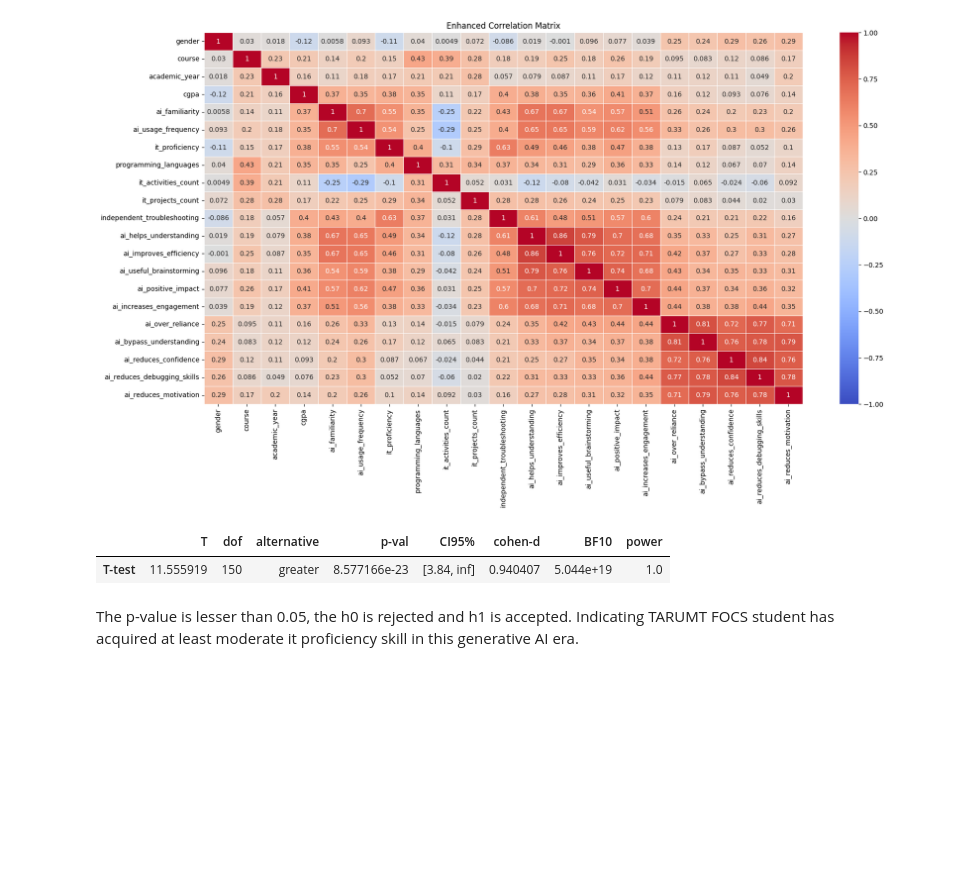
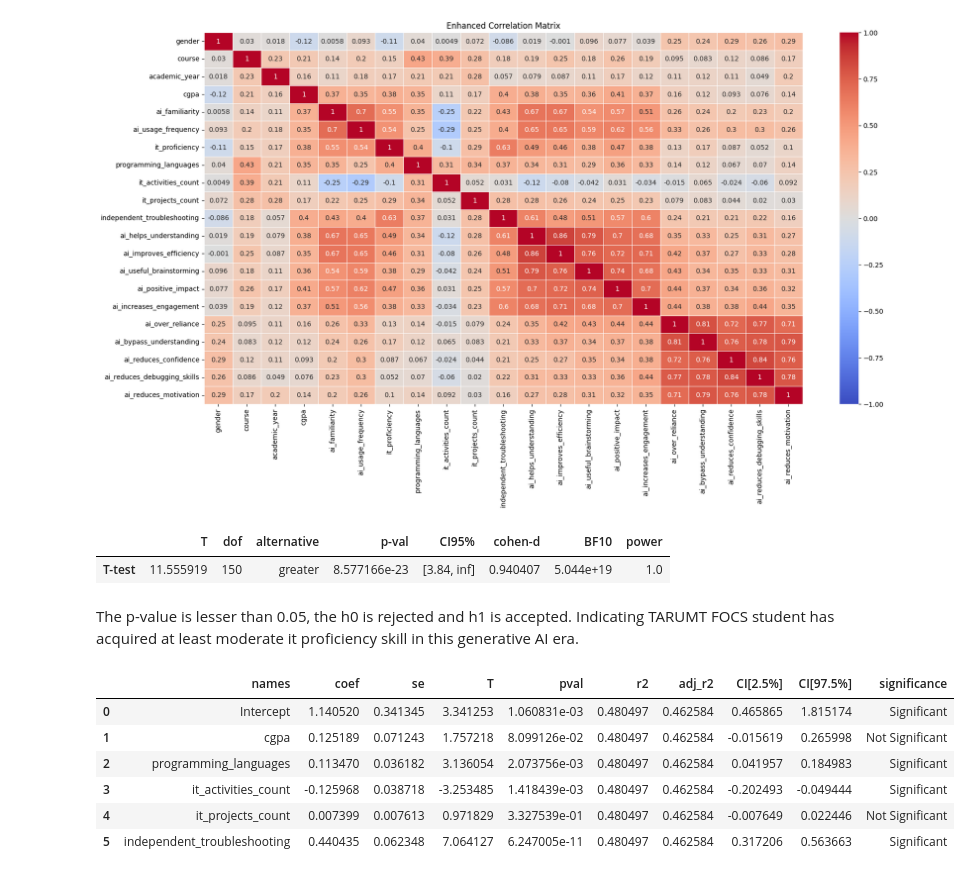
Before and after one commit to rttz159/ResearchMethodY2S2Assignment, a Jupyter notebook: assignment.ipynb, the cells around one changed output. Drawn from its saved outputs; the diff is of its cells as text; code cells hidden in the pictures; blank space fills up the shorter version.

Commit message:
regression analysis for hypo 1

```diff
--- a/assignment.ipynb
+++ b/assignment.ipynb
@@ -161,3 +165,7 @@ df.to_csv('cleaned_dataset.csv',index=False)
+# %%
+import pandas as pd
+
+df = pd.read_csv('cleaned_dataset.csv')
 # %%
 import pingouin as pg
 
@@ -226,3 +234,24 @@ display(result)
 | T-test | 11.555919 | 150 | greater | 8.577166e-23 | [3.84, inf] | 0.940407 | 5.044e+19 | 1.0 |
 # %% [markdown]
 The p-value is lesser than 0.05, the h0 is rejected and h1 is accepted. Indicating TARUMT FOCS student has acquired at least moderate it proficiency skill in this generative AI era.
+# %%
+#Regression analysis for Hypothesis 1
+
+from IPython.display import display
+import pingouin as pg
+
+h1_X = hypothesis1_df.drop(columns=['it_proficiency'])
+h1_Y = hypothesis1_df['it_proficiency']
+
+results = pg.linear_regression(h1_X, h1_Y)
+results["significance"] = results["pval"] < 0.05
+results["significance"] = results["significance"].replace({True: 'Significant', False: 'Not Significant'})
+display(results)
+# %% [output]
+|  | names | coef | se | T | pval | r2 | adj_r2 | CI[2.5%] | CI[97.5%] | significance |
+| 0 | Intercept | 1.140520 | 0.341345 | 3.341253 | 1.060831e-03 | 0.480497 | 0.462584 | 0.465865 | 1.815174 | Significant |
+| 1 | cgpa | 0.125189 | 0.071243 | 1.757218 | 8.099126e-02 | 0.480497 | 0.462584 | -0.015619 | 0.265998 | Not Significant |
+| 2 | programming_languages | 0.113470 | 0.036182 | 3.136054 | 2.073756e-03 | 0.480497 | 0.462584 | 0.041957 | 0.184983 | Significant |
+| 3 | it_activities_count | -0.125968 | 0.038718 | -3.253485 | 1.418439e-03 | 0.480497 | 0.462584 | -0.202493 | -0.049444 | Significant |
+| 4 | it_projects_count | 0.007399 | 0.007613 | 0.971829 | 3.327539e-01 | 0.480497 | 0.462584 | -0.007649 | 0.022446 | Not Significant |
+| 5 | independent_troubleshooting | 0.440435 | 0.062348 | 7.064127 | 6.247005e-11 | 0.480497 | 0.462584 | 0.317206 | 0.563663 | Significant |
```
Also changed, not shown: parts of 3 cells of this notebook.
